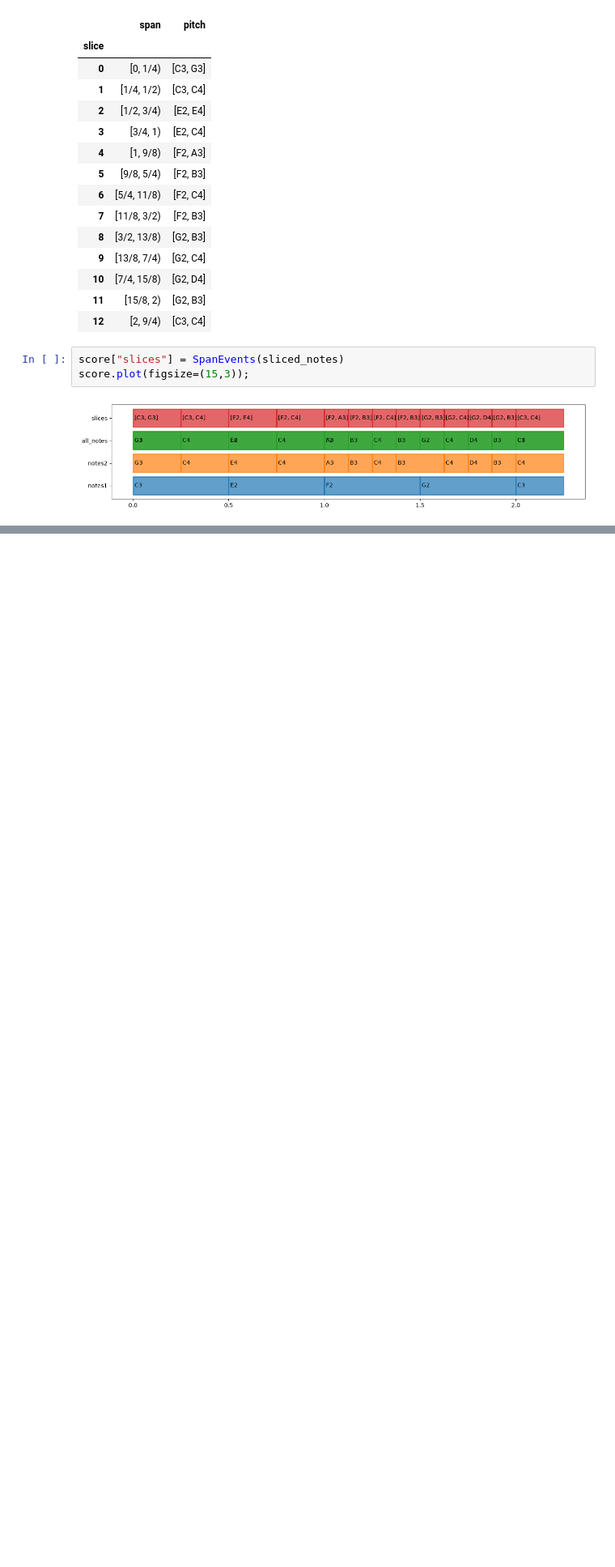
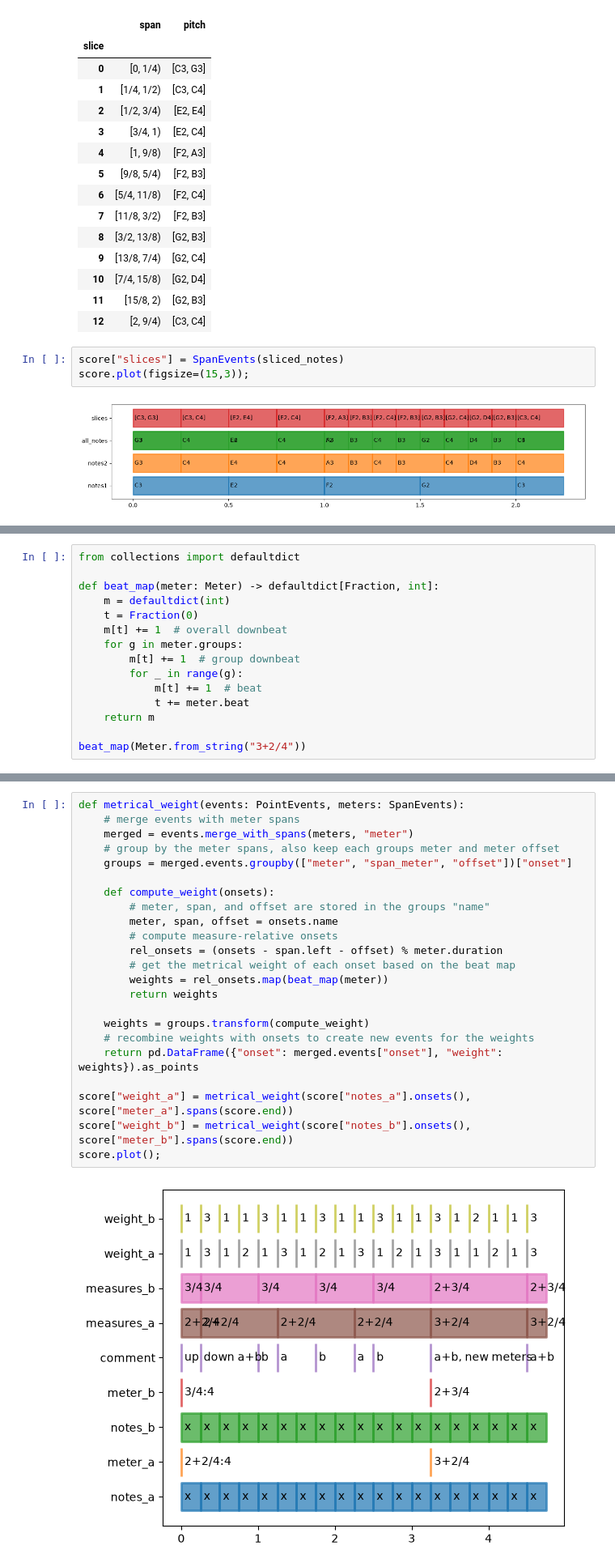
Before and after one commit to Amsterdam-Music-Lab/music-format-experiments, a Jupyter notebook: examples.ipynb, the cells around one changed output, grey strips where cells are left out. Shown at 81% size. Drawn from its saved outputs; the diff is of its cells as text; blank space fills up the shorter version.

```diff
--- a/examples.ipynb
+++ b/examples.ipynb
@@ -644,0 +787,15 @@ score.plot(figsize=(15,3));
+# %%
+from collections import defaultdict
+
+def beat_map(meter: Meter) -> defaultdict[Fraction, int]:
+    m = defaultdict(int)
+    t = Fraction(0)
+    m[t] += 1  # overall downbeat
+    for g in meter.groups:
+        m[t] += 1  # group downbeat
+        for _ in range(g):
+            m[t] += 1  # beat
+            t += meter.beat
+    return m
+
+beat_map(Meter.from_string("3+2/4"))
@@ -644,0 +814,25 @@ score.plot(figsize=(15,3));
+# %%
+def metrical_weight(events: PointEvents, meters: SpanEvents):
+    # merge events with meter spans
+    merged = events.merge_with_spans(meters, "meter")
+    # group by the meter spans, also keep each groups meter and meter offset
+    groups = merged.events.groupby(["meter", "span_meter", "offset"])["onset"]
+
+    def compute_weight(onsets):
+        # meter, span, and offset are stored in the groups "name"
+        meter, span, offset = onsets.name
+        # compute measure-relative onsets
+        rel_onsets = (onsets - span.left - offset) % meter.duration
+        # get the metrical weight of each onset based on the beat map
+        weights = rel_onsets.map(beat_map(meter))
+        return weights
+
+    weights = groups.transform(compute_weight)
+    # recombine weights with onsets to create new events for the weights
+    return pd.DataFrame({"onset": merged.events["onset"], "weight": weights}).as_points
+
+score["weight_a"] = metrical_weight(score["notes_a"].onsets(), score["meter_a"].spans(score.end))
+score["weight_b"] = metrical_weight(score["notes_b"].onsets(), score["meter_b"].spans(score.end))
+score.plot();
+# %% [output]
+[figure, added]
```
Also changed, not shown: parts of 13 cells of this notebook, 4 other files.
